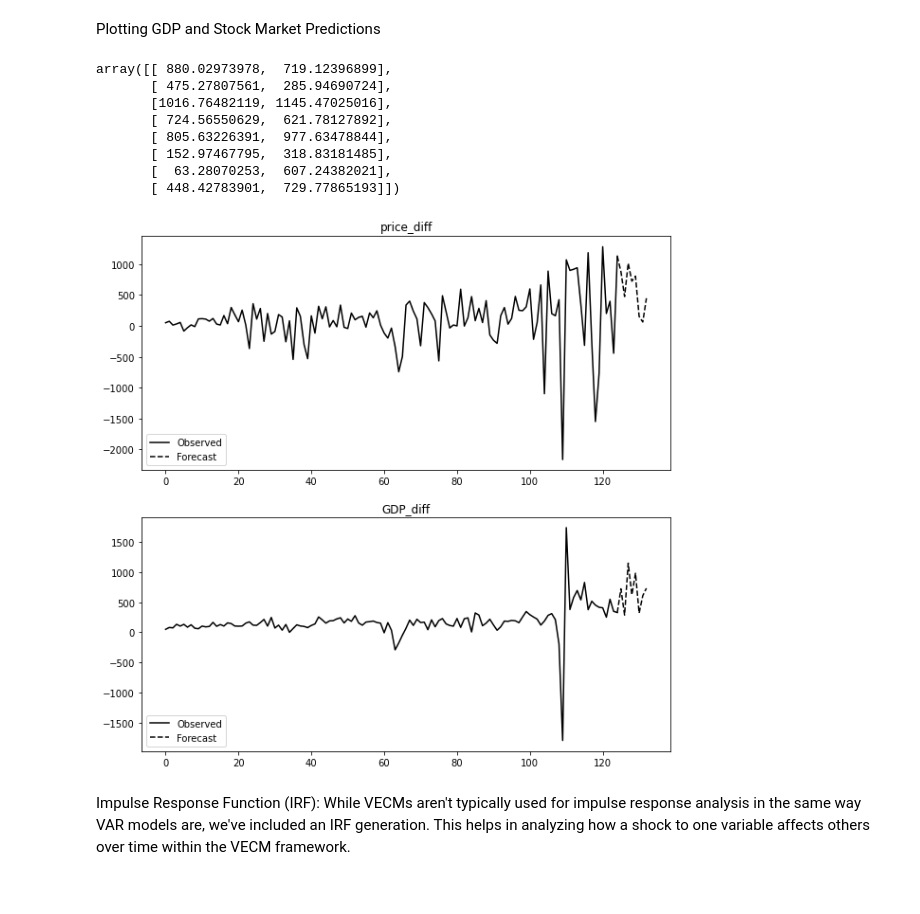
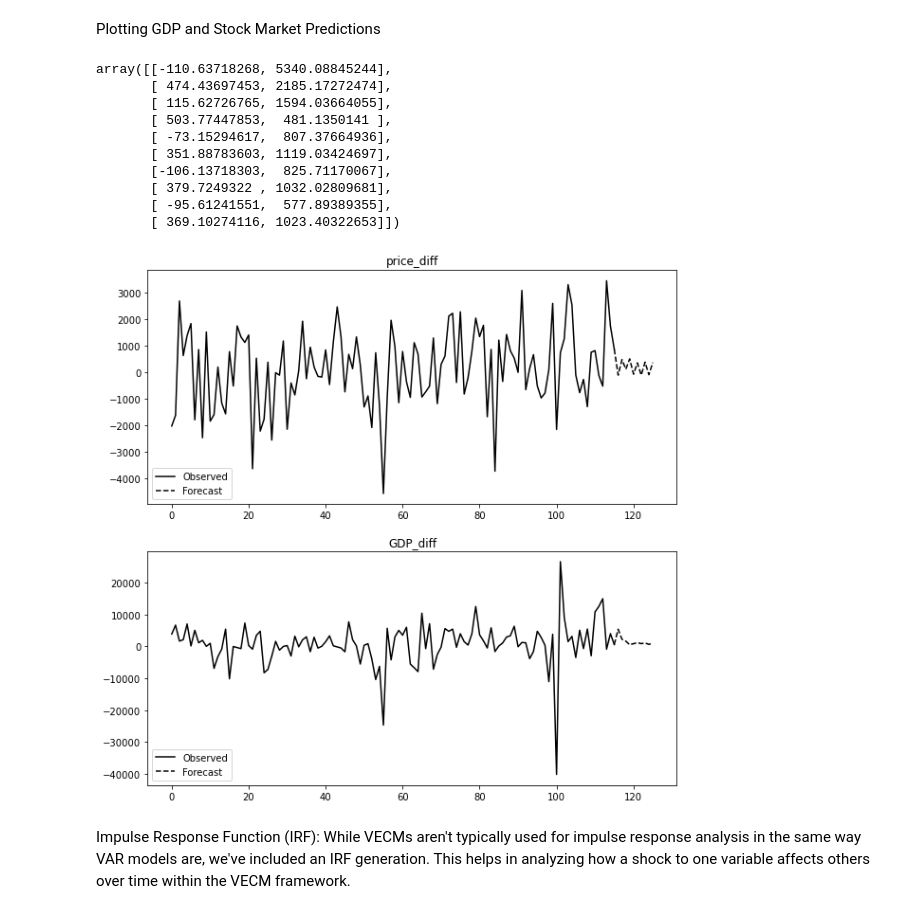
Before and after one commit to Philip-Lacava/Asset-Price-Bubble-Detection, a Jupyter notebook: Bubble Model 3.ipynb, the cells around one changed output. Drawn from its saved outputs; the diff is of its cells as text; code cells hidden in the pictures.

Commit message:
Japan

```diff
--- a/Bubble Model 3.ipynb
+++ b/Bubble Model 3.ipynb
@@ -57,12 +57,12 @@ from statsmodels.tsa.vector_ar.vecm import VECM
 path = '/Users/philiplacava/Projects/DSCI 521/Bubble project/'
 # Define file paths
 Brazil_gdp = 'Asset-Price-Bubble-Detection/GDP Data/Brazil_GDP.csv'
-China_gdp = 'Asset-Price-Bubble-Detection/GDP Data/China_GDP.csv'
+Japan_gdp = 'Asset-Price-Bubble-Detection/GDP Data/Japan_GDP.csv'
 Germany_gdp = 'Asset-Price-Bubble-Detection/GDP Data/Germany_GDP.csv'
 India_gdp = 'Asset-Price-Bubble-Detection/GDP Data/India_GDP.csv'
 Mexico_gdp = 'Asset-Price-Bubble-Detection/GDP Data/Mexico_GDP.csv'
 US_gdp = 'Asset-Price-Bubble-Detection/GDP Data/USGDP.csv'
-df = pd.read_csv(path + US_gdp)
+df = pd.read_csv(path + Japan_gdp)
 # Rename the second column to 'GDP'
 df.columns.values[1] = 'GDP'
 df.reset_index(drop=True, inplace=True)
@@ -91,11 +91,11 @@ First, pick a stock you would like to forcast from yahoo finance. For the purpos
 # ^DJA Dow
 # Brazil Index ^BVSP
 # India Index  ^BSESN
-# China ^000001.SS
 # Germany ^GDAXI
+# Japan ^N225
 # Mexico ^MXX
 
-ticker = ['^DJA']
+ticker = ['^N225']
 start = df['DATE'].iloc[0]
 end = df['DATE'].iloc[-1]
 data = yf.download(ticker, start, end, interval='3mo')['Close']
@@ -137,8 +137,9 @@ stock_data
 After investigating the stock data we see that GDP is collected at the begining of the quarter while the Stock Index data is collected at the end, thus aligning a new dataframe must account for this by taking the first entry out of our GDP data and the last out of our stock data
 # %%
 gdp_df = df.iloc[1:]
-price_df = stock_data#.iloc[:-1]
+price_df = stock_data.iloc[:-1]
 # adjust the first and last values of our data as needed
 # ensure that the gdp and stock index dates are as closely aligned as possible
 # varies by country
 gdp_df = gdp_df.drop(columns= 'DATE')
+gdp_df
@@ -426,7 +456,7 @@ The Johansen trace test results indicate that there is exactly one cointegrating
 # %% [markdown]
 VECM Model: setting up a VECM with the specified lag order and cointegration rank, examining both short-term dynamics and long-term equilibrium relationships in the data.
 # %%
-model = VECM(data, deterministic="ci", seasons=4, k_ar_diff = optimal_lags, coint_rank= 1)
+model = VECM(data, deterministic="ci", seasons=2, k_ar_diff = optimal_lags, coint_rank= 2)
 # %%
 vecm_res = model.fit()
 vecm_res.summary()
@@ -479,19 +496,21 @@ Cointegration relations for loading-coefficients-column 1
 # %% [markdown]
 Plotting GDP and Stock Market Predictions
 # %%
-vecm_res.plot_forecast(steps=8, plot_conf_int=False)
-df = vecm_res.predict(steps=8)
+vecm_res.plot_forecast(steps=10, plot_conf_int=False)
+df = vecm_res.predict(steps=10)
 df
 # %% [output]
-array([[ 880.02973978,  719.12396899],
-       [ 475.27807561,  285.94690724],
-       [1016.76482119, 1145.47025016],
-       [ 724.56550629,  621.78127892],
-       [ 805.63226391,  977.63478844],
-       [ 152.97467795,  318.83181485],
-       [  63.28070253,  607.24382021],
-       [ 448.42783901,  729.77865193]])
+array([[-110.63718268, 5340.08845244],
+       [ 474.43697453, 2185.17272474],
+       [ 115.62726765, 1594.03664055],
+       [ 503.77447853,  481.1350141 ],
+       [ -73.15294617,  807.37664936],
+       [ 351.88783603, 1119.03424697],
+       [-106.13718303,  825.71170067],
+       [ 379.7249322 , 1032.02809681],
+       [ -95.61241551,  577.89389355],
+       [ 369.10274116, 1023.40322653]])
-[figure, old version]
+[figure, new version]
 # %% [markdown]
 Impulse Response Function (IRF): While VECMs aren't typically used for impulse response analysis in the same way VAR models are, we've included an IRF generation. This helps in analyzing how a shock to one variable affects others over time within the VECM framework.
 # %% [markdown]
```
Also changed, not shown: parts of 21 cells of this notebook, 3 other files.
